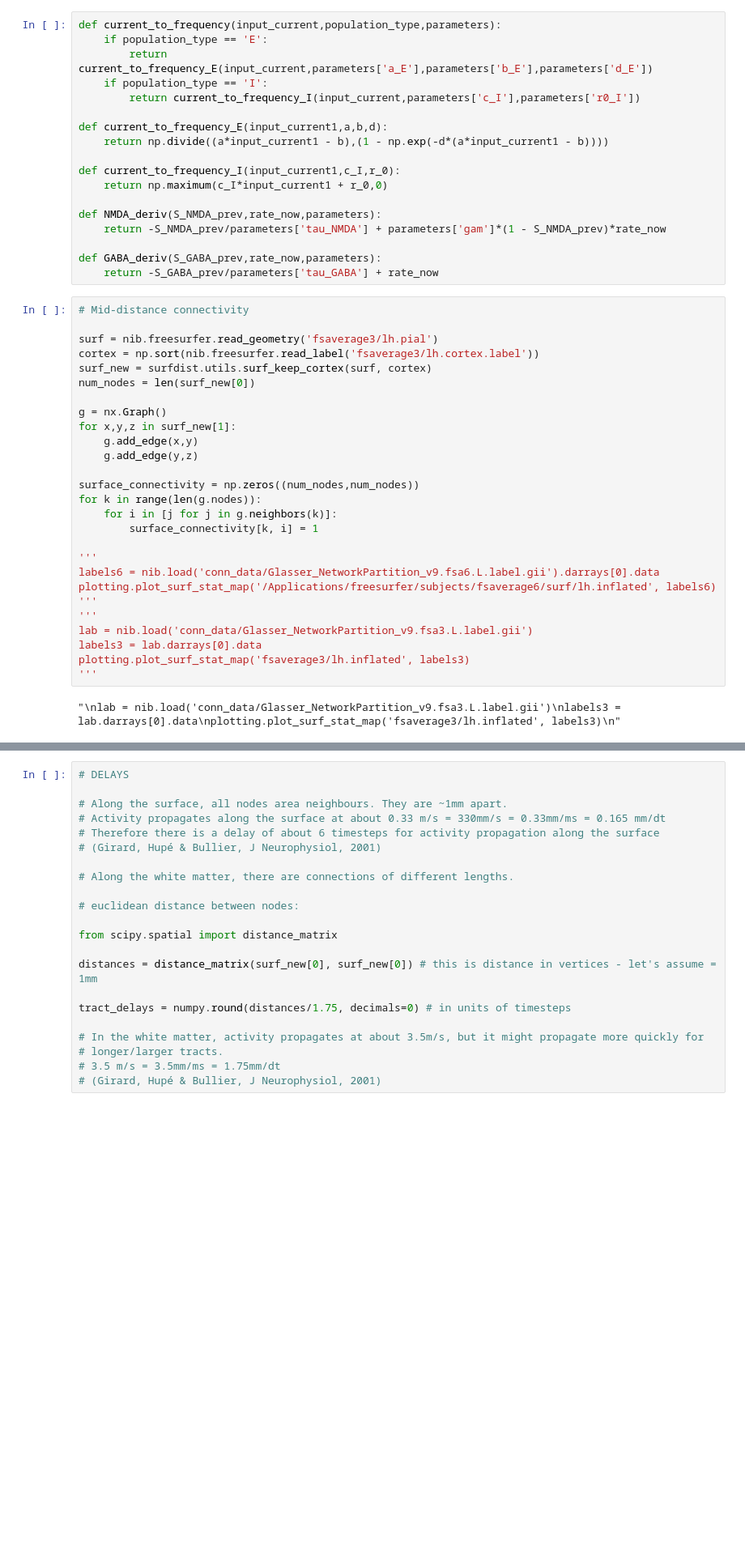
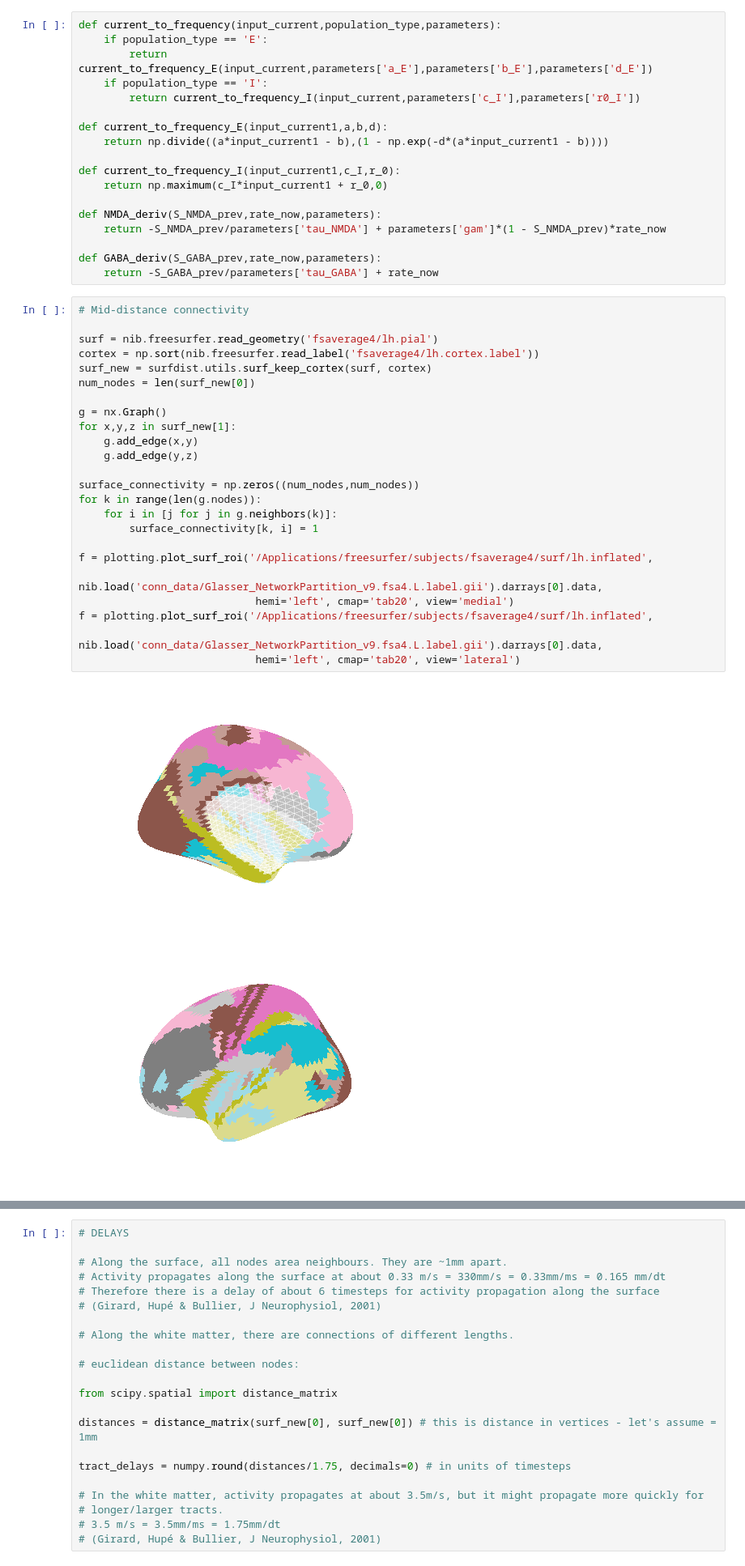
Before and after one commit to seanfw/margulies_circuit, a Jupyter notebook: full_model.ipynb, the cells around one changed output, grey strips where cells are left out. Shown at 81% size. Drawn from its saved outputs; the diff is of its cells as text; blank space fills up the shorter version.

```diff
--- a/full_model.ipynb
+++ b/full_model.ipynb
@@ -46,32 +44,30 @@ def GABA_deriv(S_GABA_prev,rate_now,parameters):
 # %%
 # Mid-distance connectivity
 
-surf = nib.freesurfer.read_geometry('fsaverage3/lh.pial')
-cortex = np.sort(nib.freesurfer.read_label('fsaverage3/lh.cortex.label'))
+surf = nib.freesurfer.read_geometry('fsaverage4/lh.pial')
+cortex = np.sort(nib.freesurfer.read_label('fsaverage4/lh.cortex.label'))
 surf_new = surfdist.utils.surf_keep_cortex(surf, cortex)
 num_nodes = len(surf_new[0])
 
 g = nx.Graph()
 for x,y,z in surf_new[1]:
     g.add_edge(x,y)
     g.add_edge(y,z)
 
 surface_connectivity = np.zeros((num_nodes,num_nodes))
 for k in range(len(g.nodes)):
     for i in [j for j in g.neighbors(k)]:
         surface_connectivity[k, i] = 1
 
-'''
-labels6 = nib.load('conn_data/Glasser_NetworkPartition_v9.fsa6.L.label.gii').darrays[0].data
-plotting.plot_surf_stat_map('/Applications/freesurfer/subjects/fsaverage6/surf/lh.inflated', labels6)
-'''
-'''
-lab = nib.load('conn_data/Glasser_NetworkPartition_v9.fsa3.L.label.gii')
-labels3 = lab.darrays[0].data
-plotting.plot_surf_stat_map('fsaverage3/lh.inflated', labels3)
-'''
+f = plotting.plot_surf_roi('/Applications/freesurfer/subjects/fsaverage4/surf/lh.inflated',
+                            nib.load('conn_data/Glasser_NetworkPartition_v9.fsa4.L.label.gii').darrays[0].data,
+                            hemi='left', cmap='tab20', view='medial')
+f = plotting.plot_surf_roi('/Applications/freesurfer/subjects/fsaverage4/surf/lh.inflated',
+                            nib.load('conn_data/Glasser_NetworkPartition_v9.fsa4.L.label.gii').darrays[0].data,
+                            hemi='left', cmap='tab20', view='lateral')
 # %% [output]
-"\nlab = nib.load('conn_data/Glasser_NetworkPartition_v9.fsa3.L.label.gii')\nlabels3 = lab.darrays[0].data\nplotting.plot_surf_stat_map('fsaverage3/lh.inflated', labels3)\n"
+[figure, added]
+[figure, added]
 # %%
 # White matter tract connectivity
 
```
Also changed, not shown: parts of 9 cells of this notebook.
